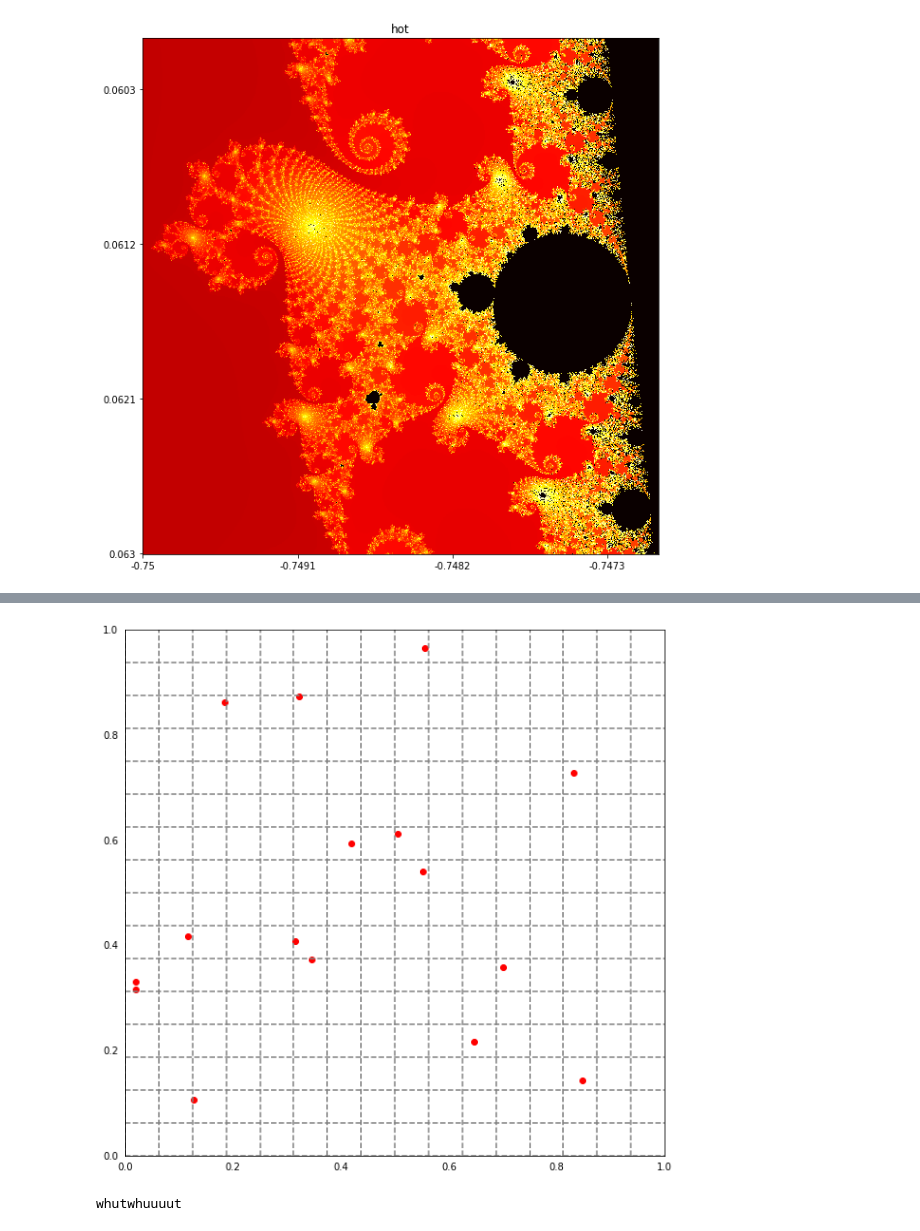
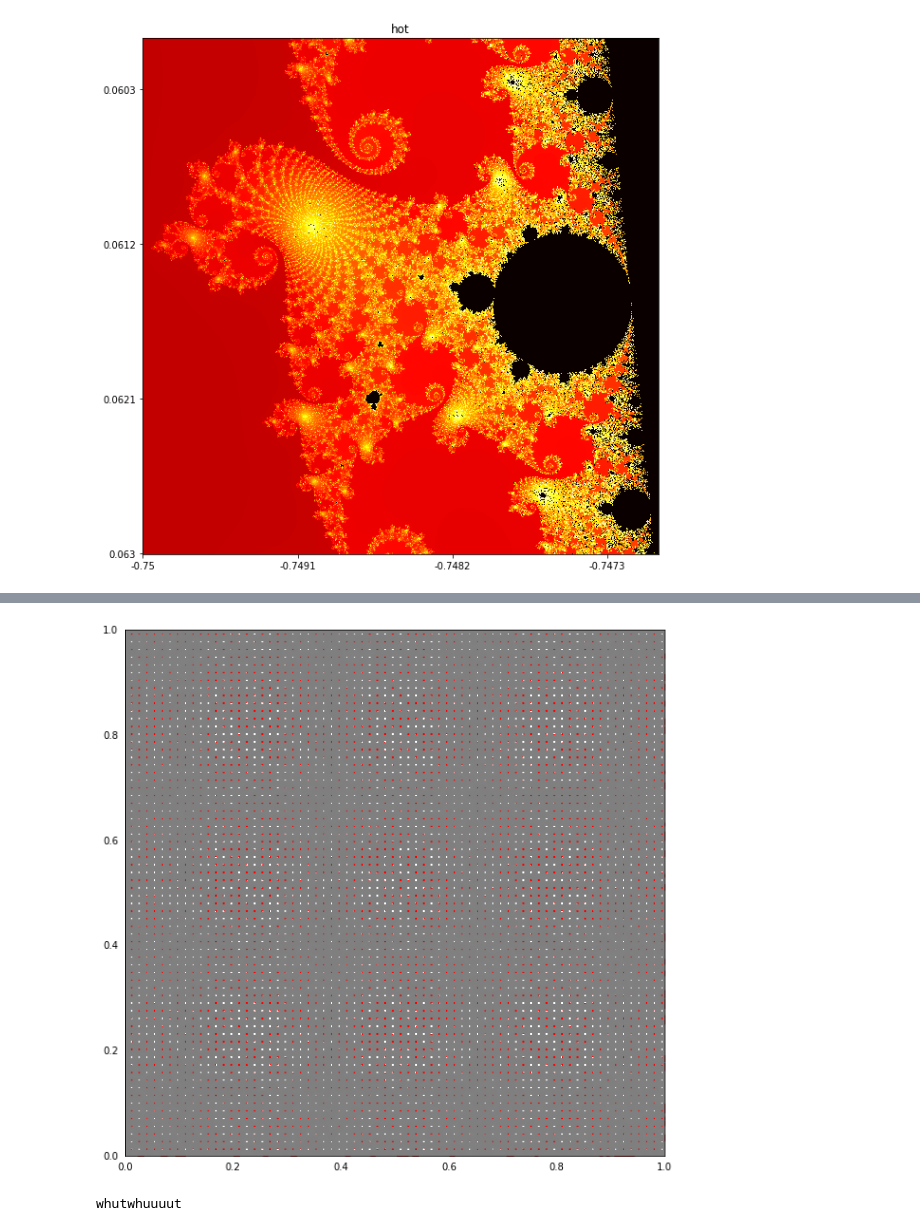
Before and after one commit to popoiopo/StochasticSim, a Jupyter notebook: Bas/Untitled1.ipynb, the cells around one changed output, grey strips where cells are left out. Saved outputs shown, nothing was run; the diff lists cells and outputs as text; code cells hidden in the pictures.

```diff
--- a/Bas/Untitled1.ipynb
+++ b/Bas/Untitled1.ipynb
@@ -255,7 +255,7 @@ def ortho_sampling(n):
 
     return p, ll, ls
 
-a, ls = lhs(16)
+a, ls = lhs(76**2)
 p = np.array(a)
 plt.figure(figsize=[10,10])
 plt.xlim([0,1])
@@ -271,25 +271,25 @@ plt.tick_params(axis="both", which="both", bottom=False, top=False,
 # %%
 def randomz(n):
     points = []
     for i in range(n):
         x = random.random()
         y = random.random()
         points.append([x,y])
     return points
 
-a = randomz(16)
+a = randomz(76**2)
 p = np.array(a)
 plt.figure(figsize=[10,10])
 plt.xlim([0,1])
 plt.ylim([0,1])
 plt.scatter(p[:,0], p[:,1], c="r")
 plt.hlines(ls,0,1, colors="grey",linestyles='dashed')
 plt.vlines(ls,0,1, colors="grey",linestyles='dashed')
 # Remove unnecessary ticks
 plt.tick_params(axis="both", which="both", bottom=False, top=False,
                 labelbottom=True, left=False, right=False, labelleft=True)
 # %% [output]
-[figure, old version]
+[figure, new version]
 # %%
 a = np.array([[1,0], [0,0]])
 if 1 in a[0, :]:
```
Also changed, not shown: parts of 4 cells of this notebook, 10 other files.
